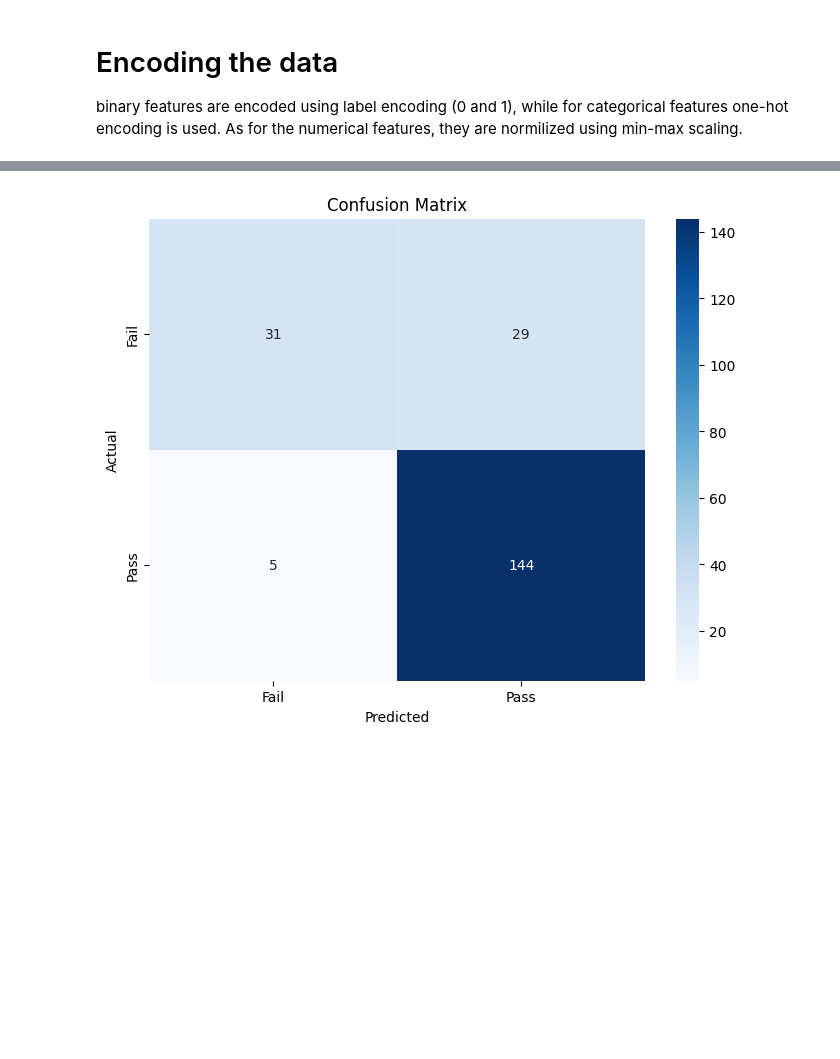
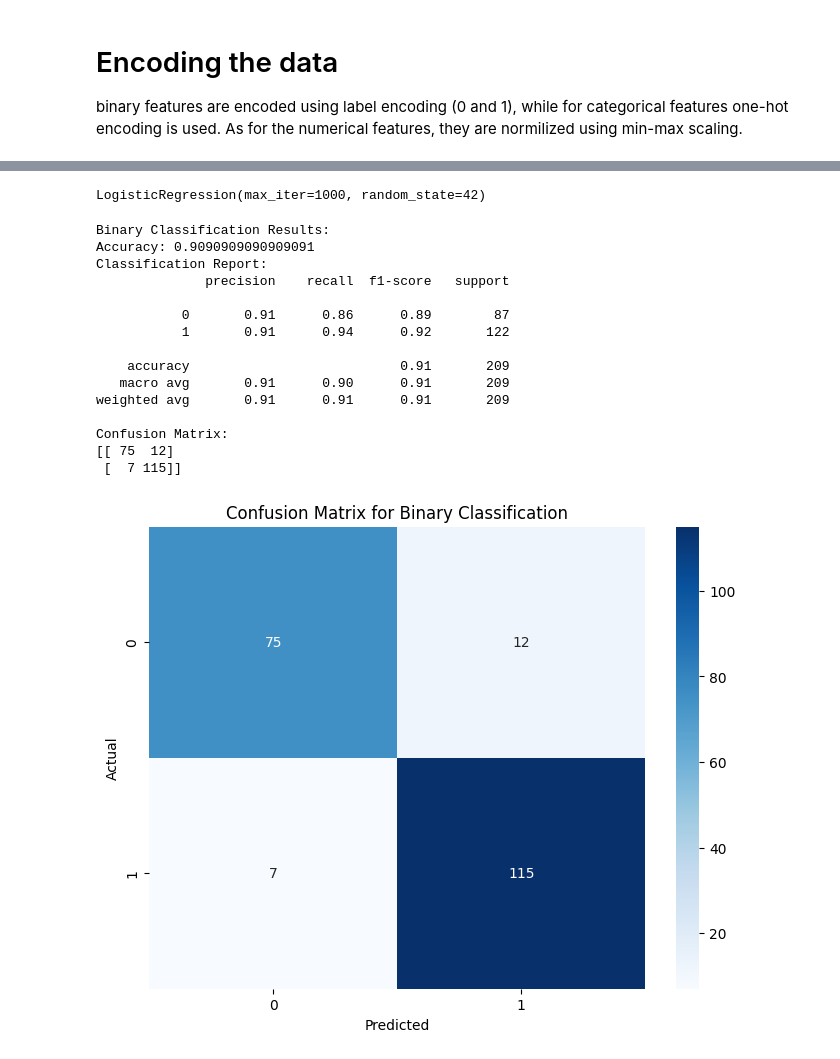
Before and after one commit to en765/projekt-R, a Jupyter notebook: testiranje/klasifikacijski_modeli/combined/LogisticRegression.ipynb, the cells around one changed output, grey strips where cells are left out. Saved outputs shown, nothing was run; the diff lists cells and outputs as text; code cells hidden in the pictures; blank space fills up the shorter version.

```diff
--- a/testiranje/klasifikacijski_modeli/combined/LogisticRegression.ipynb
+++ b/testiranje/klasifikacijski_modeli/combined/LogisticRegression.ipynb
@@ -195,5 +98,7 @@ plt.show()
 # %%
-# Convert 'G3' to binary classification: Pass (1) if G3 >= 10, else Fail (0)
-combined_data['Pass'] = (combined_data['G3'] >= 0.5).astype(int)
-X = combined_data.drop(columns=['G3', 'Pass'])
-y = combined_data['Pass']
+# Create a binary target variable
+combined_data['G3_binary'] = (combined_data['G3'] > 0.5).astype(int)
+
+# Define features and target
+X_binary = combined_data.drop(columns=['G3', 'G3_binary'])
+y_binary = combined_data['G3_binary']
@@ -245,14 +105,56 @@ Confusion Matrix:
-# %%
-
-# Visualize the confusion matrix
-import seaborn as sns
-import matplotlib.pyplot as plt
-
-plt.figure(figsize=(8, 6))
-sns.heatmap(conf_matrix, annot=True, fmt='d', cmap='Blues', xticklabels=['Fail', 'Pass'], yticklabels=['Fail', 'Pass'])
-plt.xlabel('Predicted')
-plt.ylabel('Actual')
-plt.title('Confusion Matrix')
-plt.show()
-# %% [output]
-[figure, removed]
+# %%
+# Split the data
+X_train_binary, X_test_binary, y_train_binary, y_test_binary = train_test_split(
+    X_binary, y_binary, test_size=0.2, random_state=42
+)
+# %%
+# Train Logistic Regression Model
+lr_binary = LogisticRegression(max_iter=1000, random_state=42)
+lr_binary.fit(X_train_binary, y_train_binary)
+# %% [output]
+LogisticRegression(max_iter=1000, random_state=42)
+# %%
+# Predict and evaluate
+y_pred_binary = lr_binary.predict(X_test_binary)
+print("Binary Classification Results:")
+print(f"Accuracy: {accuracy_score(y_test_binary, y_pred_binary)}")
+print("Classification Report:")
+print(classification_report(y_test_binary, y_pred_binary))
+print("Confusion Matrix:")
+print(confusion_matrix(y_test_binary, y_pred_binary))
+
+# Visualize the confusion matrix
+plt.figure(figsize=(8, 6))
+sns.heatmap(confusion_matrix(y_test_binary, y_pred_binary), annot=True, fmt="d", cmap="Blues")
+plt.xlabel("Predicted")
+plt.ylabel("Actual")
+plt.title("Confusion Matrix for Binary Classification")
+plt.show()
+
+# Visualize coefficients
+coefficients_binary = lr_binary.coef_[0]
+feature_names_binary = X_binary.columns
+
+plt.figure(figsize=(10, 6))
+sns.barplot(x=coefficients_binary, y=feature_names_binary, color="b")
+plt.xlabel("Coefficient Value")
+plt.ylabel("Feature")
+plt.title("Feature Coefficients for Binary Classification")
+plt.show()
+# %% [output]
+Binary Classification Results:
+Accuracy: 0.9090909090909091
+Classification Report:
+              precision    recall  f1-score   support
+
+           0       0.91      0.86      0.89        87
+           1       0.91      0.94      0.92       122
+
+    accuracy                           0.91       209
+   macro avg       0.91      0.90      0.91       209
+weighted avg       0.91      0.91      0.91       209
+
+Confusion Matrix:
+[[ 75  12]
+ [  7 115]]
+[figure, added]
```
Also changed, not shown: parts of 27 cells of this notebook, 4 other files.
